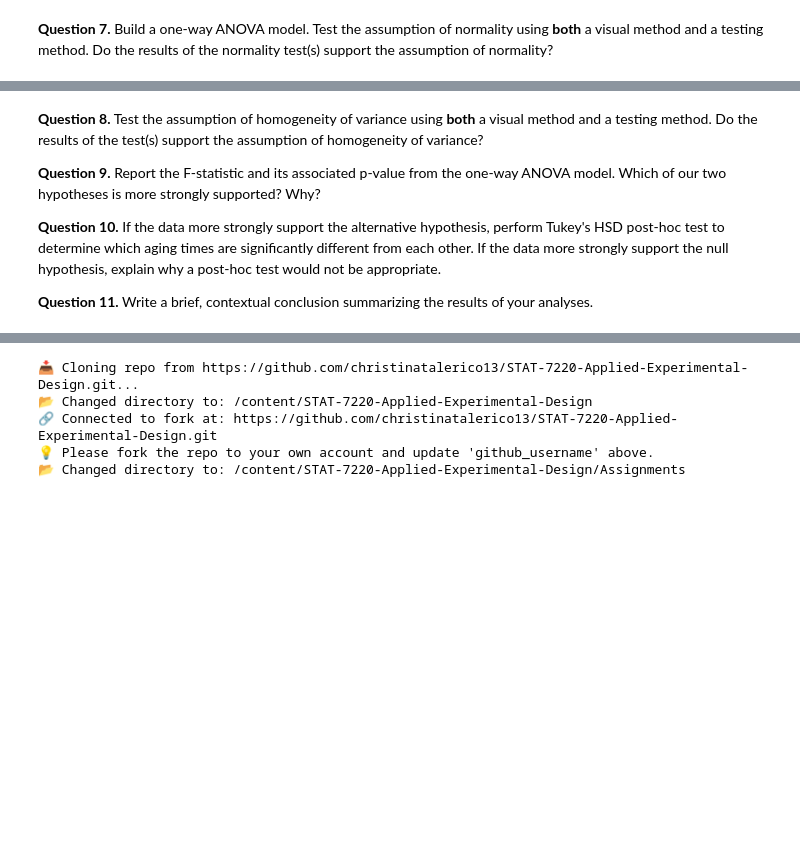
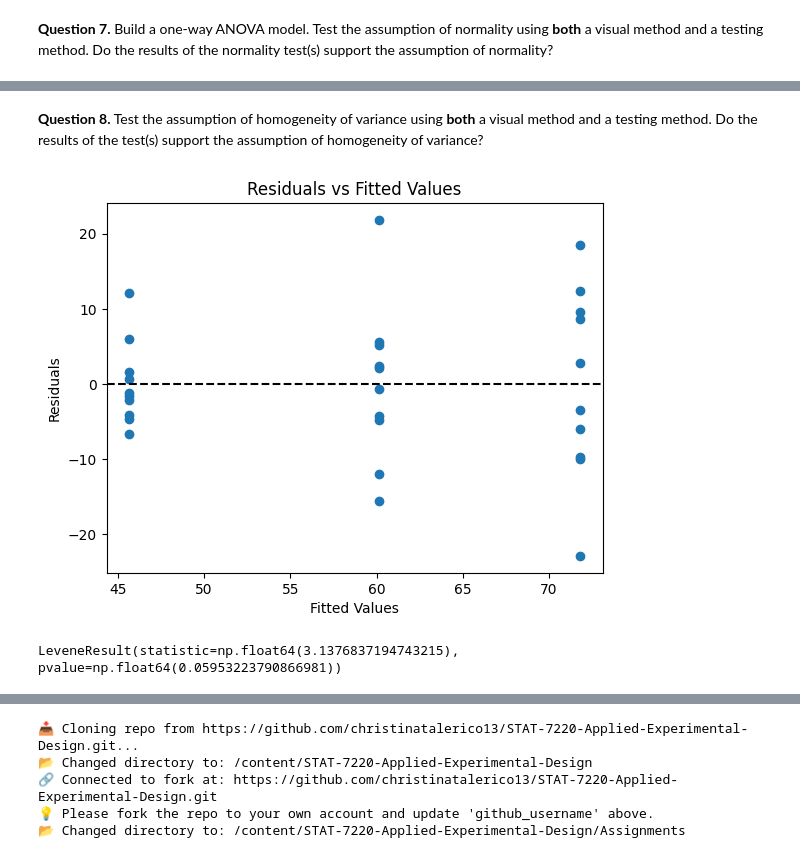
Before and after one commit to christinatalerico13/STAT-7220-Applied-Experimental-Design, a Jupyter notebook: Assignments/HW1/HW-1.ipynb, the cells around one changed output, grey strips where cells are left out. Cells and saved outputs as stored; diff of their text form; code cells hidden in the pictures; blank space fills up the shorter version.

```diff
--- a/Assignments/HW1/HW-1.ipynb
+++ b/Assignments/HW1/HW-1.ipynb
@@ -117,9 +118,24 @@ from google.colab import drive
 drive.mount('/content/drive')
 # %% [markdown]
 **Question 8.** Test the assumption of homogeneity of variance using **both** a visual method and a testing method. Do the results of the test(s) support the assumption of homogeneity of variance?
-
-**Question 9.** Report the F-statistic and its associated p-value from the one-way ANOVA model. Which of our two hypotheses is more strongly supported? Why?
-
-**Question 10.** If the data more strongly support the alternative hypothesis, perform Tukey's HSD post-hoc test to determine which aging times are significantly different from each other. If the data more strongly support the null hypothesis, explain why a post-hoc test would not be appropriate.
-
-**Question 11.** Write a brief, contextual conclusion summarizing the results of your analyses.
+# %%
+fitted_vals = model.fittedvalues
+residuals = model.resid
+
+plt.scatter(fitted_vals, residuals)
+plt.axhline(0, color='black', linestyle='--')
+plt.title("Residuals vs Fitted Values")
+plt.xlabel("Fitted Values")
+plt.ylabel("Residuals")
+plt.show()
+from scipy.stats import levene
+
+group3 = ipa[ipa["Weeks"] == "3 Weeks"]["IBU"]
+group4 = ipa[ipa["Weeks"] == "4 Weeks"]["IBU"]
+group5 = ipa[ipa["Weeks"] == "5 Weeks"]["IBU"]
+
+levene_test = levene(group3, group4, group5)
+levene_test
+# %% [output]
+[figure, added]
+LeveneResult(statistic=np.float64(3.1376837194743215), pvalue=np.float64(0.05953223790866981))
```
Also changed, not shown: parts of 6 cells of this notebook.
